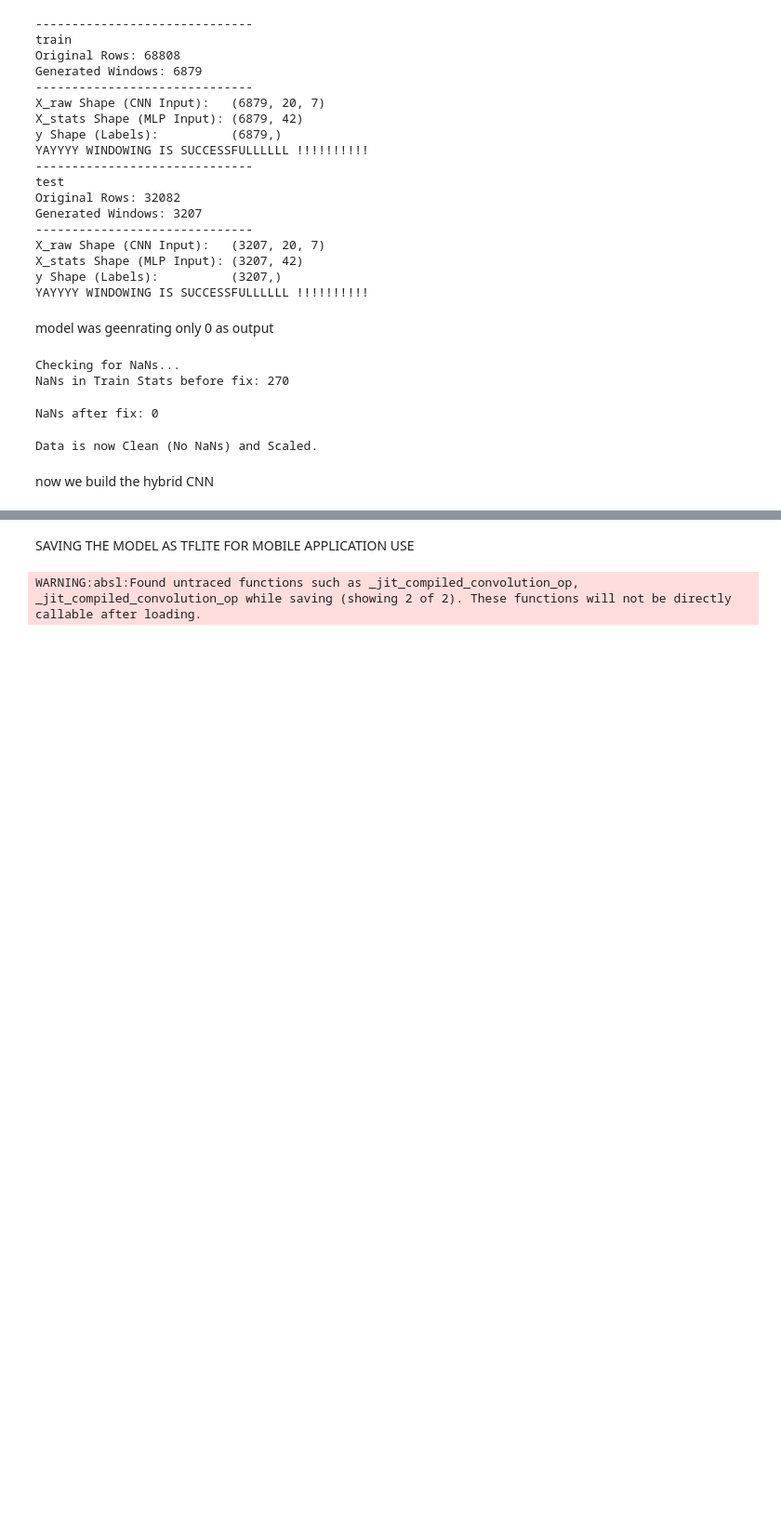
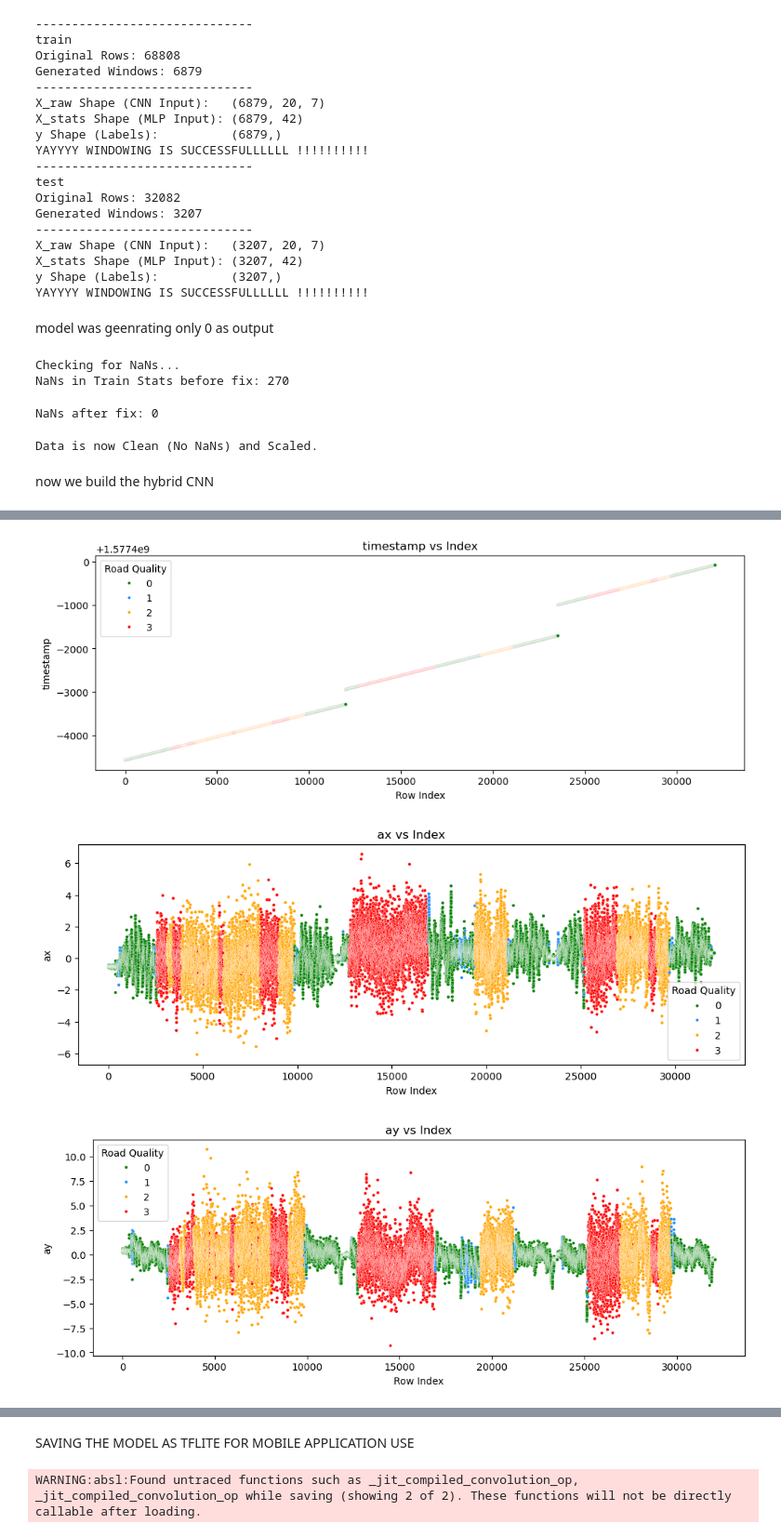
Before and after one commit to ashunarayan/ARM, a Jupyter notebook: ml_model/src/model/main.ipynb, the cells around one changed output, grey strips where cells are left out. Shown at 93% size. Drawn from its saved outputs; the diff is of its cells as text; code cells hidden in the pictures; blank space fills up the shorter version.

```diff
--- a/ml_model/src/model/main.ipynb
+++ b/ml_model/src/model/main.ipynb
@@ -483,0 +504,22 @@ plot_colored_drive(X_test_raw, y_pred, step_size=10)
+# %%
+#plotting the original sensor readings with labels
+import pandas as pd
+df = pd.read_csv("../../data/combined/multi_class_kaggle/test.csv")
+import matplotlib.pyplot as plt
+import seaborn as sns
+
+features = df.columns.drop('roadQuality')
+colors = {0: 'green', 1: 'dodgerblue', 2: 'orange', 3: 'red'}
+
+for feature in features:
+    plt.figure(figsize=(12, 4))
+    sns.scatterplot(x=df.index, y=df[feature], hue=df['roadQuality'], palette=colors, s=10)
+    plt.title(f'{feature} vs Index')
+    plt.xlabel('Row Index')
+    plt.ylabel(feature)
+    plt.legend(title='Road Quality')
+    plt.show()
+# %% [output]
+[figure, added]
+[figure, added]
+[figure, added]
```
Also changed, not shown: parts of 5 cells of this notebook, 3 other files.
